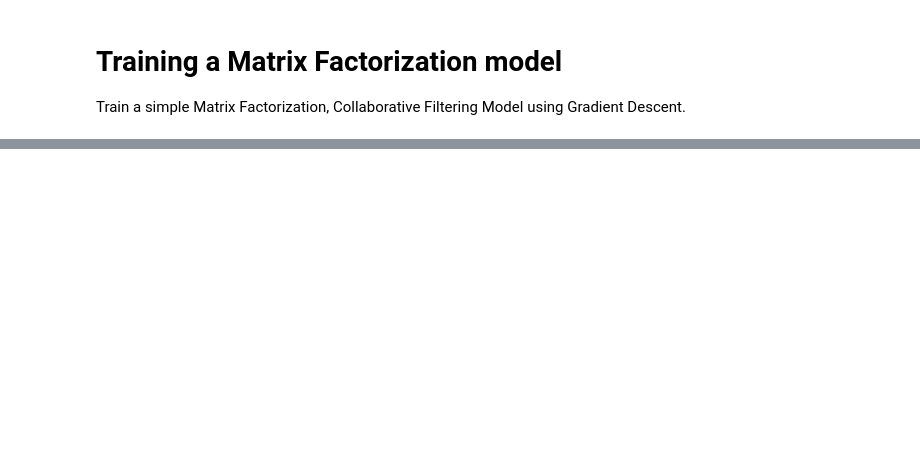
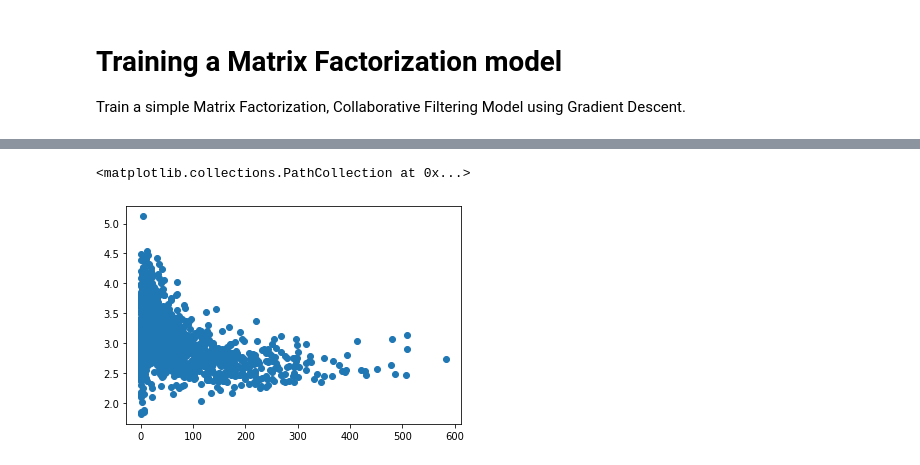
Before and after one commit to 0HOON/Study, a Jupyter notebook: Recommender System - Google developers/Exercise 1.ipynb, the cells around one changed output, grey strips where cells are left out. Drawn from its saved outputs; the diff is of its cells as text; code cells hidden in the pictures; blank space fills up the shorter version.

```diff
--- a/Recommender System - Google developers/Exercise 1.ipynb
+++ b/Recommender System - Google developers/Exercise 1.ipynb
@@ -188,0 +259,9 @@ tensor([0, 0])
+# %%
+movies_ratings = movies.merge(
+    ratings
+    .groupby('movie_id', as_index=False)
+    .agg({'rating': ['count', 'mean']})
+    .flatten_cols(),
+    on='movie_id')
+
+movies_ratings.head(5)
@@ -188,0 +315,7 @@ tensor([0, 0])
+# %%
+with torch.no_grad():
+    df = movie_embedding_norm(model)
+plt.scatter('num_ratings', 'norm', data=df)
+# %% [output]
+<matplotlib.collections.PathCollection at 0x...>
+[figure, added]
```
Also changed, not shown: parts of 25 cells of this notebook, 2 other files.
